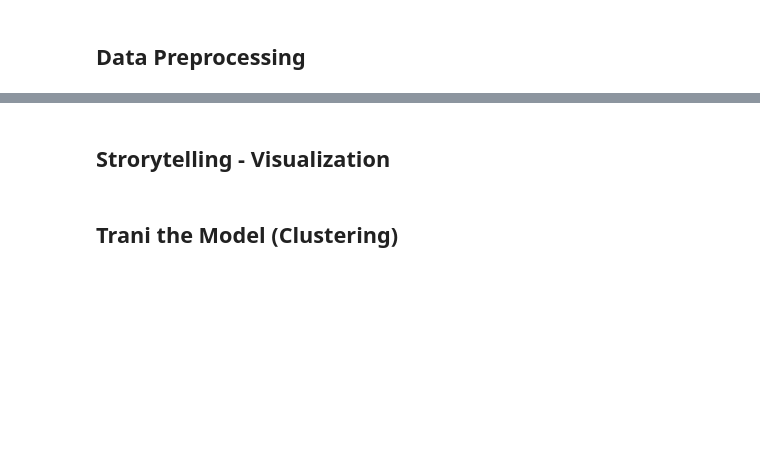
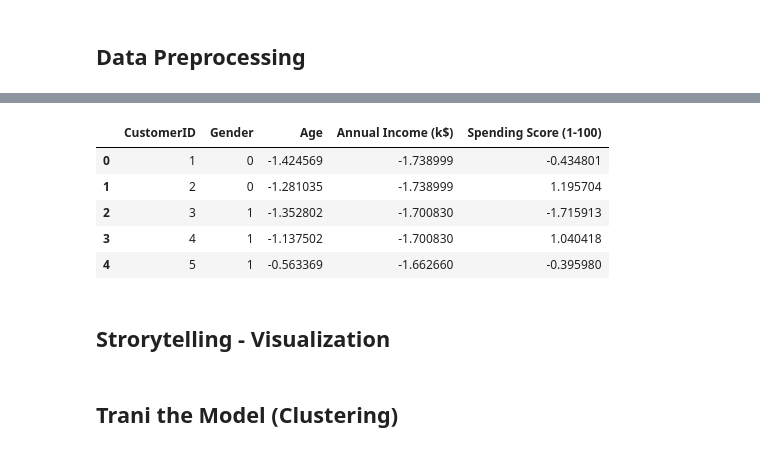
Before and after one commit to amirgarsha/ML_course_maktab, a Jupyter notebook: Mini_Project_4.ipynb, the cells around one changed output, grey strips where cells are left out. Drawn from its saved outputs; the diff is of its cells as text; code cells hidden in the pictures; blank space fills up the shorter version.

```diff
--- a/Mini_Project_4.ipynb
+++ b/Mini_Project_4.ipynb
@@ -65,3 +98,15 @@ memory usage: 7.9+ KB
+# %%
+## standardization
+sc = StandardScaler()
+df_customer_prc[["Age","Annual Income (k$)","Spending Score (1-100)"]] = sc.fit_transform(df_customer_prc[["Age","Annual Income (k$)","Spending Score (1-100)"]])
+df_customer_prc.head()
+# %% [output]
+|  | CustomerID | Gender | Age | Annual Income (k$) | Spending Score (1-100) |
+| 0 | 1 | 0 | -1.424569 | -1.738999 | -0.434801 |
+| 1 | 2 | 0 | -1.281035 | -1.738999 | 1.195704 |
+| 2 | 3 | 1 | -1.352802 | -1.700830 | -1.715913 |
+| 3 | 4 | 1 | -1.137502 | -1.700830 | 1.040418 |
+| 4 | 5 | 1 | -0.563369 | -1.662660 | -0.395980 |
 # %% [markdown]
 ## Strorytelling - Visualization
 # %% [markdown]
```
Also changed, not shown: parts of 3 cells of this notebook.
